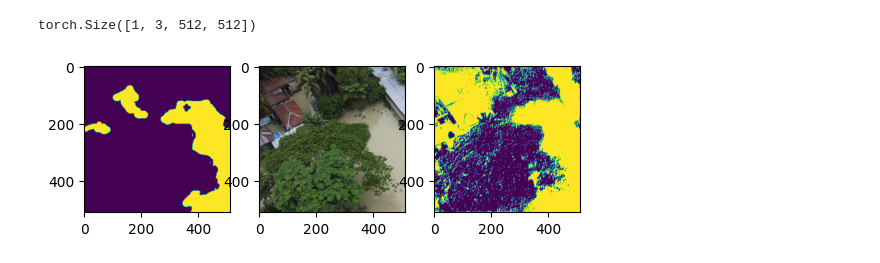
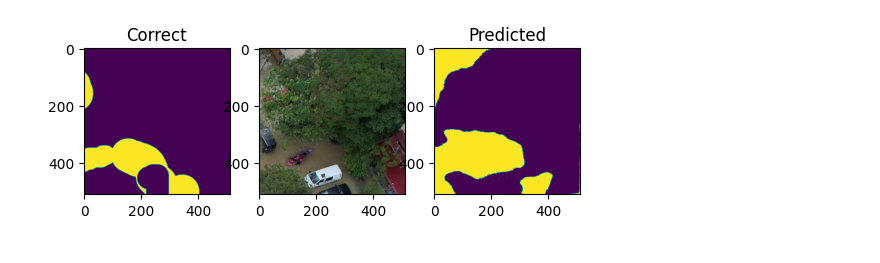
Before and after one commit to TenkoliMazzi/FloodAreaSegmentation, a Jupyter notebook: UNet - Monai.ipynb, the cells around one changed output. Cells and saved outputs as stored; diff of their text form; code cells hidden in the pictures.

Commit message:
Pre Trained Model + Reformatting

```diff
--- a/UNet - Monai.ipynb
+++ b/UNet - Monai.ipynb
@@ -93,4 +91,4 @@ channels=(16,32,64,128,256,512),
 strides=(2,2,2,2,2),
     num_res_units=4).to(device)
 
-model.load_state_dict(torch.load('unet_model_monai_dice.pth'))
+model.load_state_dict(torch.load('model.pth'))
@@ -206,33 +208,33 @@ Epoch 1/1, dice : 0.748439365199634
 # %%
 from matplotlib import pyplot as plt
-def display_segmentation(model,dataset : FloodAreaSegmentation,id) :
+def display_segmentation(model,dataset : FloodAreaSegmentation,id, reduction = "treshold") :
     input_dict = dataset.transform(dataset[id])
     model.eval()
     img = torch.unsqueeze(input_dict["image"],dim=0)
-    print(img.shape)
     img_r = img[0,0,:,:]
     img_g = img[0,1,:,:]
     img_b = img[0,2,:,:]
     img_rgb = torch.stack([img_r,img_g,img_b],dim=2).to(torch.int32)
 
     output = model(img)
-    out_treshold = torch.where(output>0,1,0)
-    # out_treshold = torch.sigmoid(output)
+    if reduction == "treshold" : out_treshold = torch.where(output>0.5,1,0)
+    else : out_treshold = torch.sigmoid(output)
 
     lab = (input_dict["label"][0,:,:].cpu()).to(torch.int32)
 
     plt.subplot(1,3,1)
     plt.imshow(lab)
+    plt.title('Correct',fontsize=12)
     plt.subplot(1,3,2)
     plt.imshow(img_rgb.detach().cpu())
     plt.subplot(1,3,3)
     plt.imshow(out_treshold.detach().cpu()[0,0,:,:])
+    plt.title('Predicted',fontsize=12)
 # %%
 dataset_test = FloodAreaSegmentation(test_set,transform=train_transforms)
 dataloader_test = DataLoader(dataset_test,25,transform=train_transforms,sides_size=512)
 # %%
-display_segmentation(model,dataset_test,20)
+display_segmentation(model,dataset_test,175);
 # %% [output]
-torch.Size([1, 3, 512, 512])
-[figure, old version]
+[figure, new version]
 # %%
```
Also changed, not shown: parts of 12 cells of this notebook, 1 other file.
